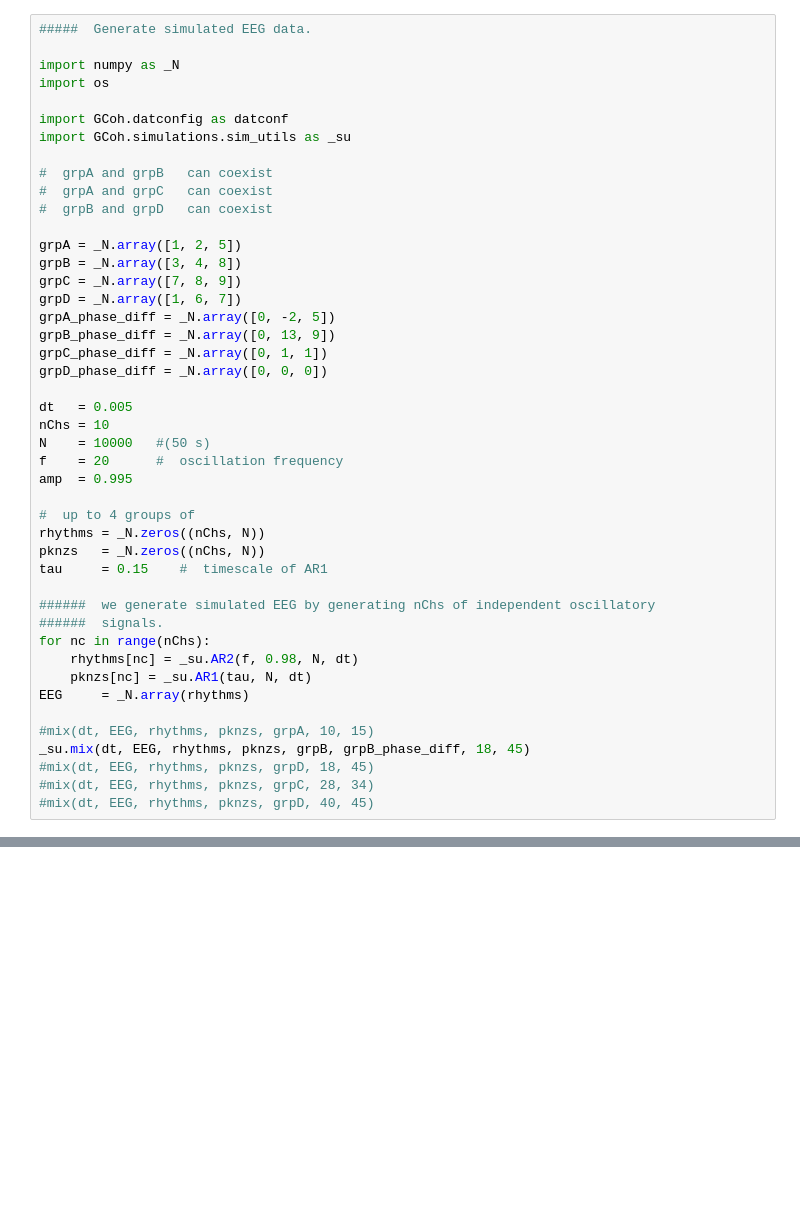
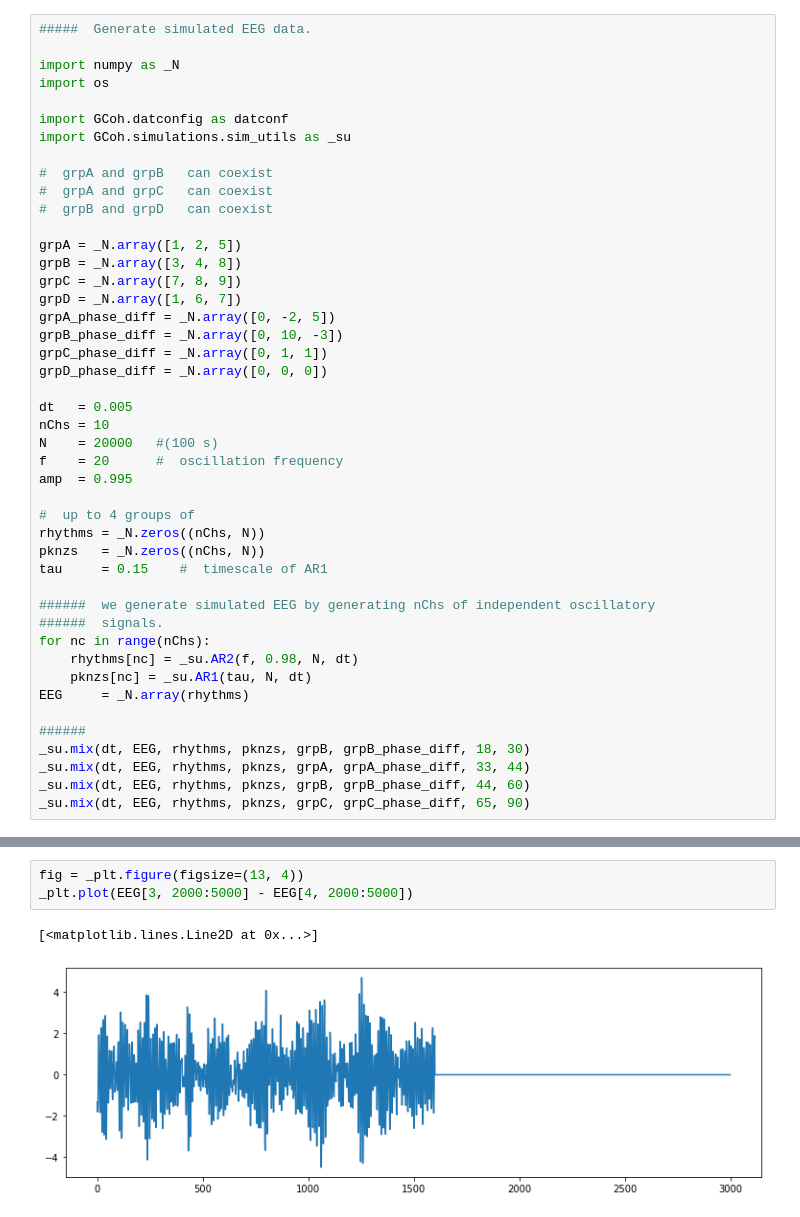
Before and after one commit to AraiKensuke/GCoh, a Jupyter notebook: simulations/simulated_multichannel_EEG_Gcoh.ipynb, the cells around one changed output, grey strips where cells are left out. Drawn from its saved outputs; the diff is of its cells as text; blank space fills up the shorter version.

```diff
--- a/simulations/simulated_multichannel_EEG_Gcoh.ipynb
+++ b/simulations/simulated_multichannel_EEG_Gcoh.ipynb
@@ -44,13 +45,13 @@ grpB = _N.array([3, 4, 8])
 grpC = _N.array([7, 8, 9])
 grpD = _N.array([1, 6, 7])
 grpA_phase_diff = _N.array([0, -2, 5])
-grpB_phase_diff = _N.array([0, 13, 9])
+grpB_phase_diff = _N.array([0, 10, -3])
 grpC_phase_diff = _N.array([0, 1, 1])
 grpD_phase_diff = _N.array([0, 0, 0])
 
 dt   = 0.005
 nChs = 10
-N    = 10000   #(50 s)
+N    = 20000   #(100 s)
 f    = 20      #  oscillation frequency
 amp  = 0.995
 
@@ -66,11 +67,11 @@ for nc in range(nChs):
     pknzs[nc] = _su.AR1(tau, N, dt)
 EEG     = _N.array(rhythms)
 
-#mix(dt, EEG, rhythms, pknzs, grpA, 10, 15)
-_su.mix(dt, EEG, rhythms, pknzs, grpB, grpB_phase_diff, 18, 45)
-#mix(dt, EEG, rhythms, pknzs, grpD, 18, 45)
-#mix(dt, EEG, rhythms, pknzs, grpC, 28, 34)
-#mix(dt, EEG, rhythms, pknzs, grpD, 40, 45)
+######
+_su.mix(dt, EEG, rhythms, pknzs, grpB, grpB_phase_diff, 18, 30)
+_su.mix(dt, EEG, rhythms, pknzs, grpA, grpA_phase_diff, 33, 44)
+_su.mix(dt, EEG, rhythms, pknzs, grpB, grpB_phase_diff, 44, 60)
+_su.mix(dt, EEG, rhythms, pknzs, grpC, grpC_phase_diff, 65, 90)
 # %%
 import numpy as _N
 import scipy.signal as _ssig
@@ -277,0 +326,6 @@ for ich in range(len(frngs)):
+# %%
+fig = _plt.figure(figsize=(13, 4))
+_plt.plot(EEG[3, 2000:5000] - EEG[4, 2000:5000])
+# %% [output]
+[<matplotlib.lines.Line2D at 0x...>]
+[figure, added]
```
Also changed, not shown: parts of 9 cells of this notebook.
